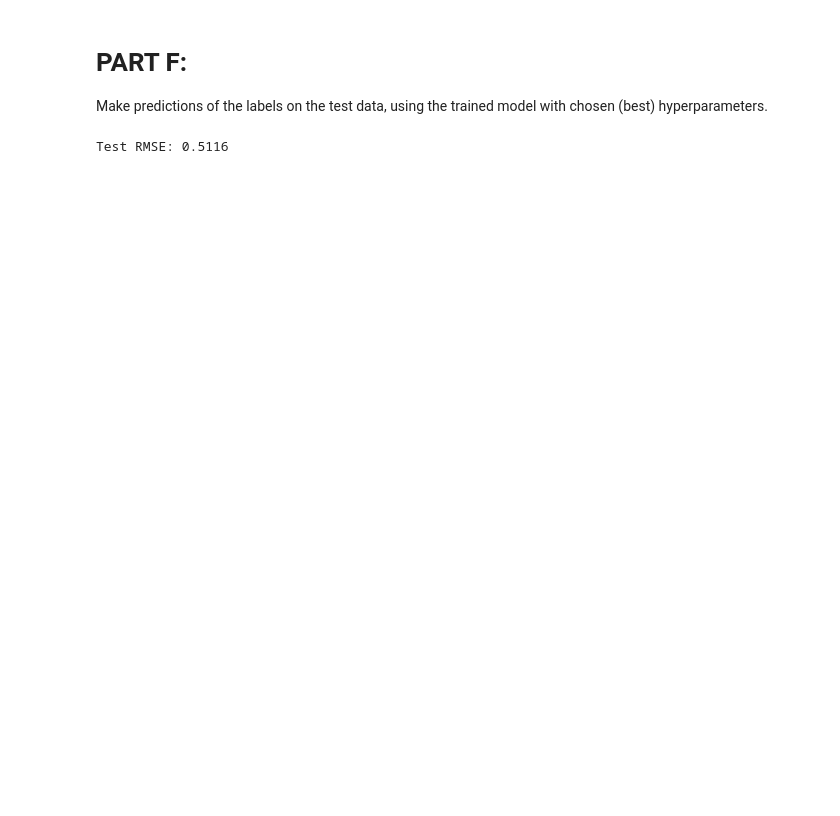
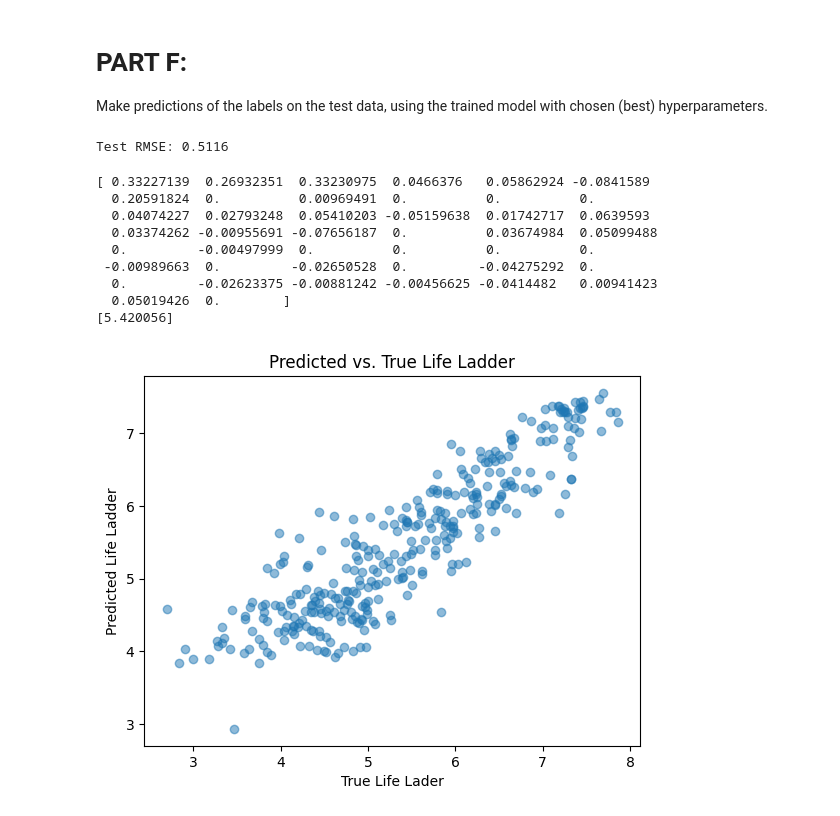
Before and after one commit to cdhakami-p/CSCI-B455, a Jupyter notebook: hw1/q1/hw1_q1.ipynb, the cells around one changed output. Cells and saved outputs as stored; diff of their text form; code cells hidden in the pictures; blank space fills up the shorter version.

```diff
--- a/hw1/q1/hw1_q1.ipynb
+++ b/hw1/q1/hw1_q1.ipynb
@@ -314,7 +322,7 @@ SGD Mean RMSE: 0.5490 +/- 0.0308
 # %%
 # Regularization
 
-alphas = [1e-4, 1e-3, 1e-2]
+alphas = [0.0001, 0.001, 0.01]
 etas = [0.001, 0.01]
 
 results = []
@@ -562,3 +582,25 @@ test_rmse = rmse(y_test, test_predictions)
 print(f"Test RMSE: {test_rmse:.4f}")
 # %% [output]
 Test RMSE: 0.5116
+# %%
+# Other results
+
+print(best_model.coef_)
+print(best_model.intercept_)
+
+plt.scatter(y_test, test_predictions, alpha=0.5)
+plt.xlabel("True Life Lader")
+plt.ylabel("Predicted Life Ladder")
+plt.title("Predicted vs. True Life Ladder")
+plt.show()
+# %% [output]
+[ 0.33227139  0.26932351  0.33230975  0.0466376   0.05862924 -0.0841589
+  0.20591824  0.          0.00969491  0.          0.          0.
+  0.04074227  0.02793248  0.05410203 -0.05159638  0.01742717  0.0639593
+  0.03374262 -0.00955691 -0.07656187  0.          0.03674984  0.05099488
+  0.         -0.00497999  0.          0.          0.          0.
+ -0.00989663  0.         -0.02650528  0.         -0.04275292  0.
+  0.         -0.02623375 -0.00881242 -0.00456625 -0.0414482   0.00941423
+  0.05019426  0.        ]
+[5.420056]
+[figure, added]
```
Also changed, not shown: parts of 4 cells of this notebook.
